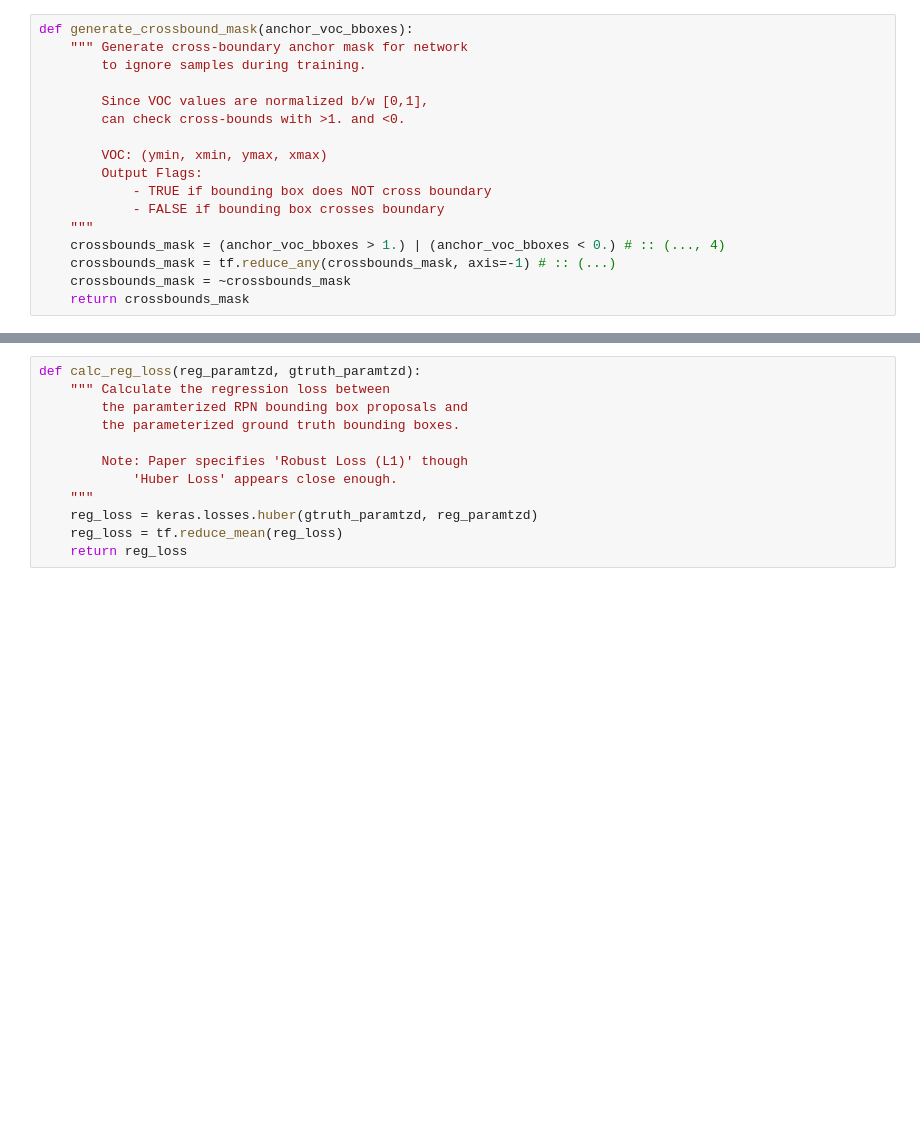
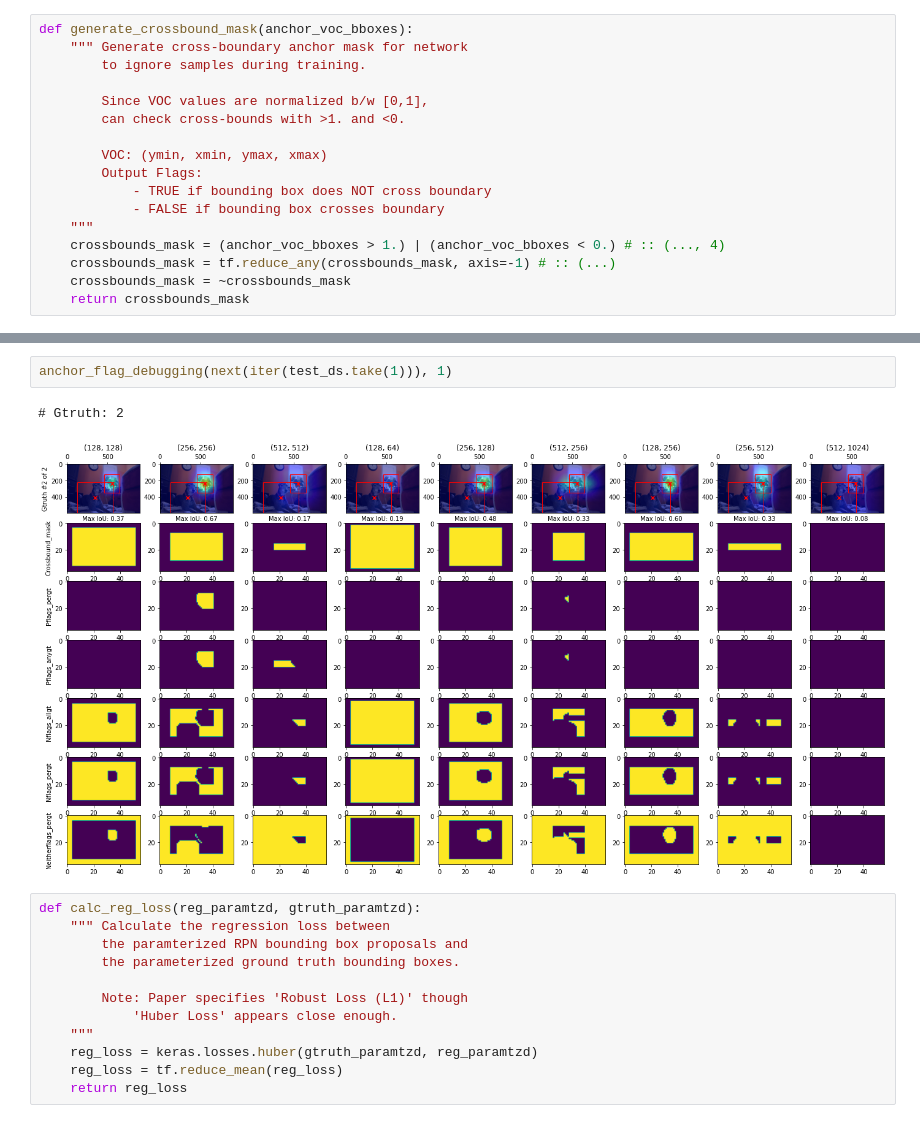
Before and after one commit to stanfidb/models, a Jupyter notebook: FasterRCNN.ipynb, the cells around one changed output, grey strips where cells are left out. Saved outputs shown, nothing was run; the diff lists cells and outputs as text; blank space fills up the shorter version.

```diff
--- a/FasterRCNN.ipynb
+++ b/FasterRCNN.ipynb
@@ -684,3 +696,8 @@ tf.Tensor(5051, shape=(), dtype=int32)
+# %%
+anchor_flag_debugging(next(iter(test_ds.take(1))), 1)
+# %% [output]
+# Gtruth: 2
+[figure, added]
 # %%
 def calc_reg_loss(reg_paramtzd, gtruth_paramtzd):
     """ Calculate the regression loss between
```
Also changed, not shown: parts of 12 cells of this notebook.
